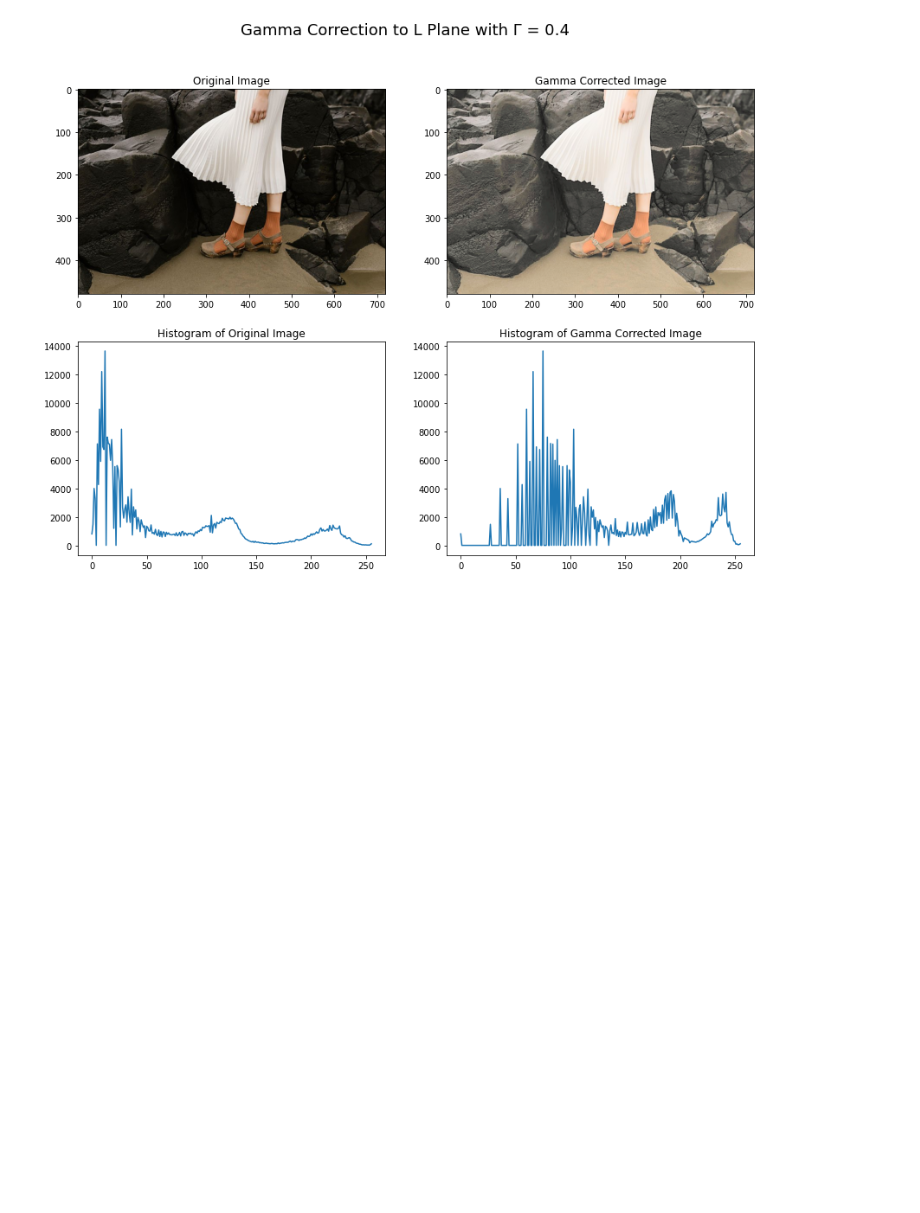
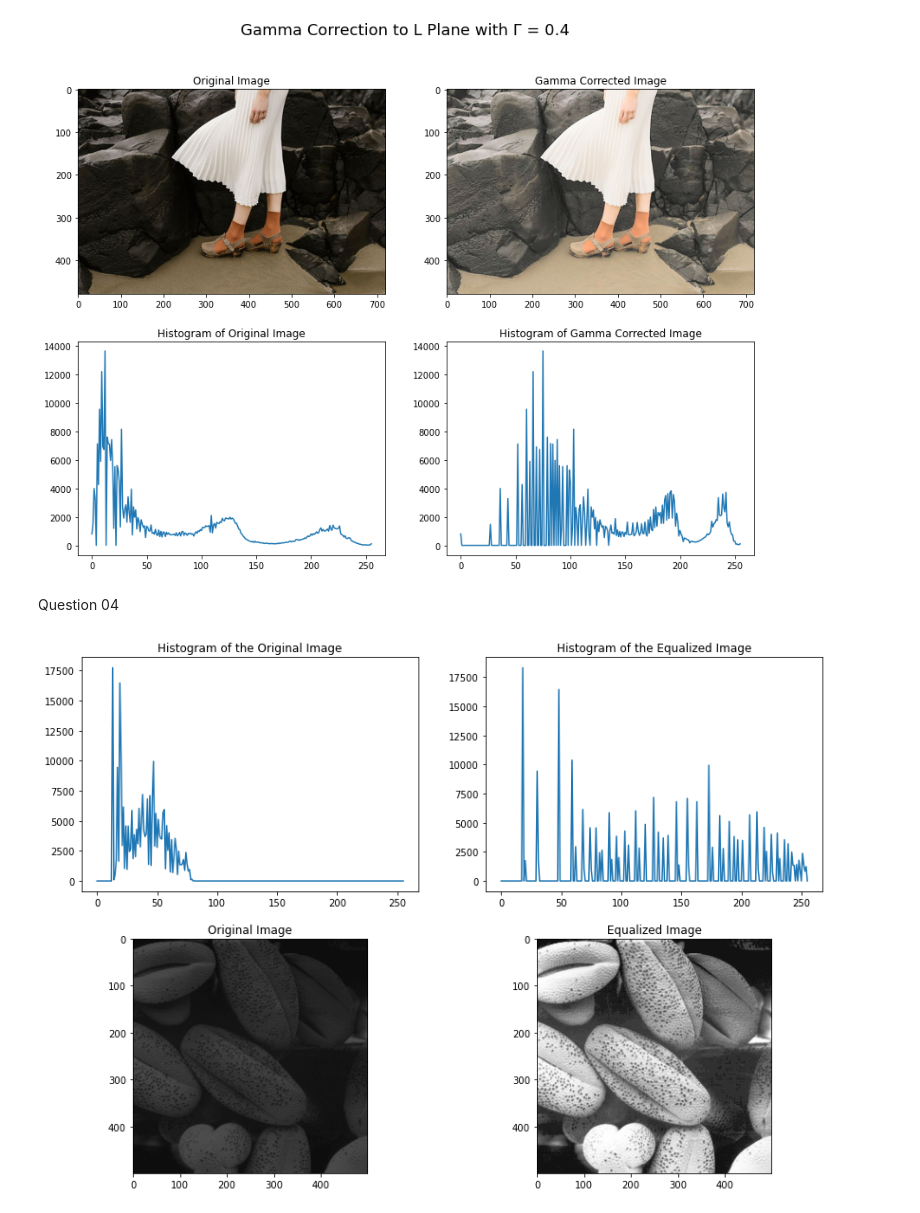
Before and after one commit to dakshinatharindu/Image-Processing, a Jupyter notebook: Assignment-01/190622R_a01.ipynb, the cells around one changed output. Saved outputs shown, nothing was run; the diff lists cells and outputs as text; code cells hidden in the pictures; blank space fills up the shorter version.

Commit message:
completed question 04.

```diff
--- a/Assignment-01/190622R_a01.ipynb
+++ b/Assignment-01/190622R_a01.ipynb
@@ -117,3 +116,28 @@ plt.show()
 # %% [output]
 [figure]
 [figure]
+# %% [markdown]
+Question 04
+# %%
+img = cv.imread(r"shells.png", cv.IMREAD_GRAYSCALE)
+
+original_hist = cv.calcHist([img], [0], None, [256], [0, 256])
+cdf = original_hist.cumsum()
+MN = img.shape[0] * img.shape[1]
+equalize_transformation = np.array((cdf * 255) / MN, dtype=np.uint8)
+equalize_img = cv.LUT(img, equalize_transformation)
+equalize_hist = cv.calcHist([equalize_img], [0], None, [256], [0, 256])
+
+
+fig, ax = plt.subplots(2, 2, figsize=(14,10))
+ax[0, 0].plot(original_hist)
+ax[0, 0].set_title("Histogram of the Original Image")
+ax[0, 1].plot(equalize_hist)
+ax[0, 1].set_title("Histogram of the Equalized Image")
+ax[1, 0].imshow(img, cmap="gray", vmin=0, vmax=255)
+ax[1, 0].set_title("Original Image")
+ax[1, 1].imshow(equalize_img, cmap="gray", vmin=0, vmax=255)
+ax[1, 1].set_title("Equalized Image")
+plt.show()
+# %% [output]
+[figure, added]
```
Also changed, not shown: parts of 1 cell of this notebook, 1 other file.
